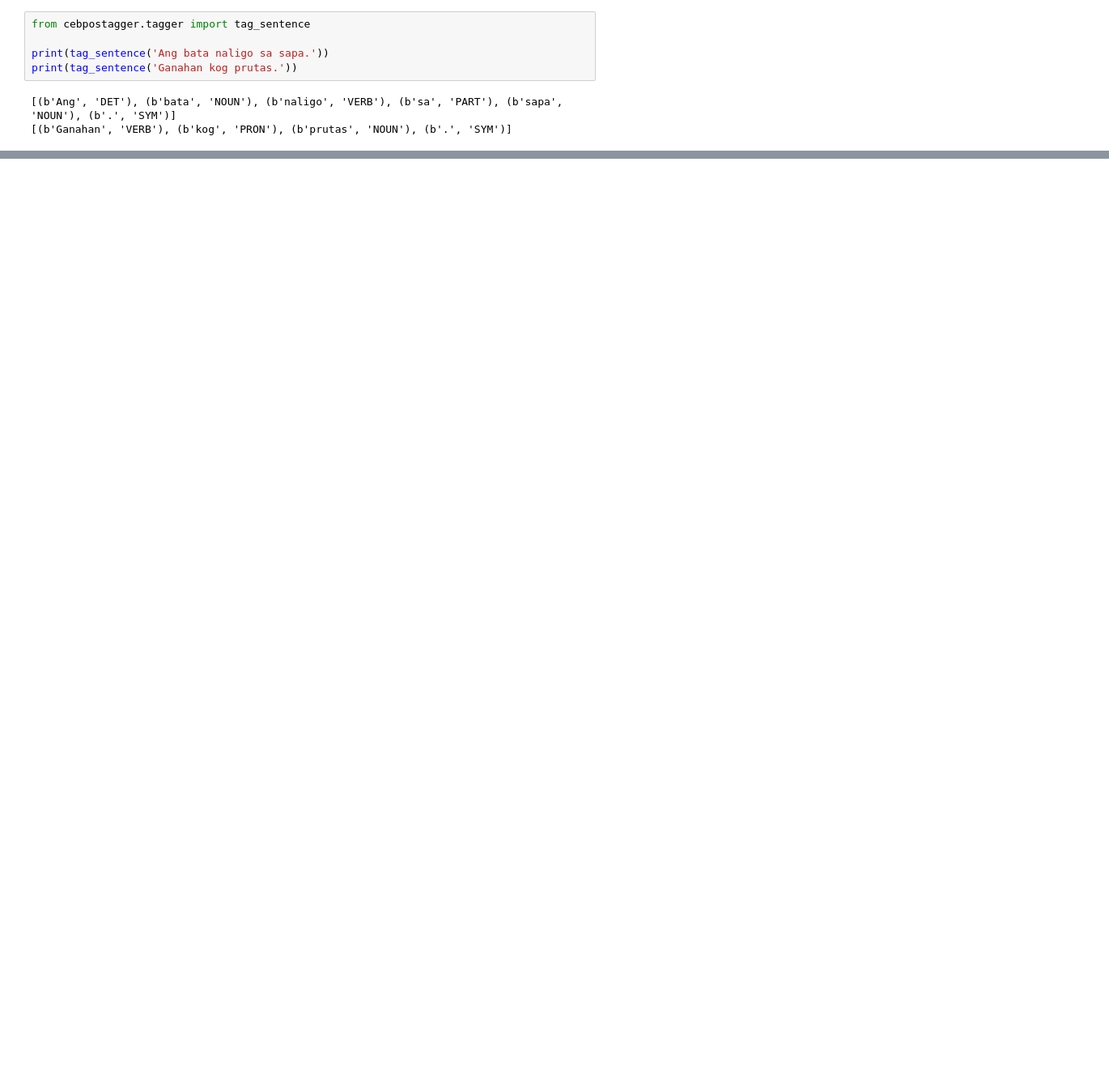
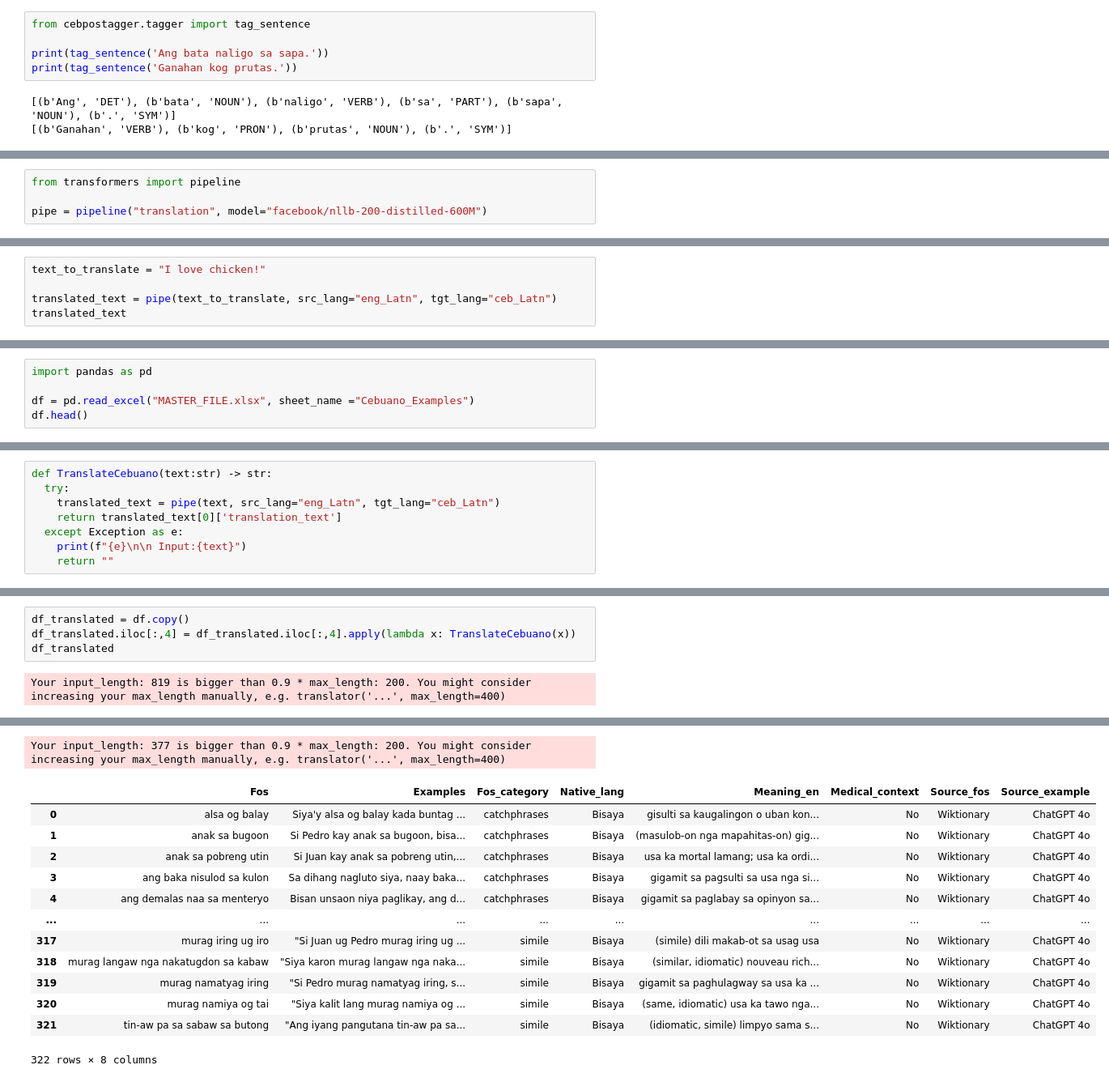
Before and after one commit to MiguelPartosa/Thesis-FOS-BinaryClass-WSD, a Jupyter notebook: Thesis_Implementation_1_2.ipynb, the cells around one changed output, grey strips where cells are left out. Shown at 81% size. Cells and saved outputs as stored; diff of their text form; blank space fills up the shorter version.

Commit message:
Add translation and embedding models, and implement initial translation of word sense in dataset.

```diff
--- a/Thesis_Implementation_1_2.ipynb
+++ b/Thesis_Implementation_1_2.ipynb
@@ -54,0 +49,4 @@ print(tag_sentence('Ganahan kog prutas.'))
+# %%
+from transformers import pipeline
+
+pipe = pipeline("translation", model="facebook/nllb-200-distilled-600M")
@@ -54,0 +55,5 @@ print(tag_sentence('Ganahan kog prutas.'))
+# %%
+text_to_translate = "I love chicken!"
+
+translated_text = pipe(text_to_translate, src_lang="eng_Latn", tgt_lang="ceb_Latn")
+translated_text
@@ -54,0 +71,5 @@ print(tag_sentence('Ganahan kog prutas.'))
+# %%
+import pandas as pd
+
+df = pd.read_excel("MASTER_FILE.xlsx", sheet_name ="Cebuano_Examples")
+df.head()
@@ -54,0 +99,8 @@ print(tag_sentence('Ganahan kog prutas.'))
+# %%
+def TranslateCebuano(text:str) -> str:
+  try:
+    translated_text = pipe(text, src_lang="eng_Latn", tgt_lang="ceb_Latn")
+    return translated_text[0]['translation_text']
+  except Exception as e:
+    print(f"{e}\n\n Input:{text}")
+    return ""
@@ -54,0 +113,6 @@ print(tag_sentence('Ganahan kog prutas.'))
+# %%
+df_translated = df.copy()
+df_translated.iloc[:,4] = df_translated.iloc[:,4].apply(lambda x: TranslateCebuano(x))
+df_translated
+# %% [output]
+Your input_length: 819 is bigger than 0.9 * max_length: 200. You might consider increasing your max_length manually, e.g. translator('...', max_length=400)
@@ -54,0 +160,14 @@ print(tag_sentence('Ganahan kog prutas.'))
+Your input_length: 377 is bigger than 0.9 * max_length: 200. You might consider increasing your max_length manually, e.g. translator('...', max_length=400)
+|  | Fos | Examples | Fos_category | Native_lang | Meaning_en | Medical_context | Source_fos | Source_example |
+| 0 | alsa og balay | Siya'y alsa og balay kada buntag ... | catchphrases | Bisaya | gisulti sa kaugalingon o uban kon... | No | Wiktionary | ChatGPT 4o |
+| 1 | anak sa bugoon | Si Pedro kay anak sa bugoon, bisa... | catchphrases | Bisaya | (masulob-on nga mapahitas-on) gig... | No | Wiktionary | ChatGPT 4o |
+| 2 | anak sa pobreng utin | Si Juan kay anak sa pobreng utin,... | catchphrases | Bisaya | usa ka mortal lamang; usa ka ordi... | No | Wiktionary | ChatGPT 4o |
+| 3 | ang baka nisulod sa kulon | Sa dihang nagluto siya, naay baka... | catchphrases | Bisaya | gigamit sa pagsulti sa usa nga si... | No | Wiktionary | ChatGPT 4o |
+| 4 | ang demalas naa sa menteryo | Bisan unsaon niya paglikay, ang d... | catchphrases | Bisaya | gigamit sa paglabay sa opinyon sa... | No | Wiktionary | ChatGPT 4o |
+| ... | ... | ... | ... | ... | ... | ... | ... | ... |
+| 317 | murag iring ug iro | "Si Juan ug Pedro murag iring ug ... | simile | Bisaya | (simile) dili makab-ot sa usag usa | No | Wiktionary | ChatGPT 4o |
+| 318 | murag langaw nga nakatugdon sa kabaw | "Siya karon murag langaw nga naka... | simile | Bisaya | (similar, idiomatic) nouveau rich... | No | Wiktionary | ChatGPT 4o |
+| 319 | murag namatyag iring | "Si Pedro murag namatyag iring, s... | simile | Bisaya | gigamit sa paghulagway sa usa ka ... | No | Wiktionary | ChatGPT 4o |
+| 320 | murag namiya og tai | "Siya kalit lang murag namiya og ... | simile | Bisaya | (same, idiomatic) usa ka tawo nga... | No | Wiktionary | ChatGPT 4o |
+| 321 | tin-aw pa sa sabaw sa butong | "Ang iyang pangutana tin-aw pa sa... | simile | Bisaya | (idiomatic, simile) limpyo sama s... | No | Wiktionary | ChatGPT 4o |
+322 rows × 8 columns
```
Also changed, not shown: parts of 21 cells of this notebook.
